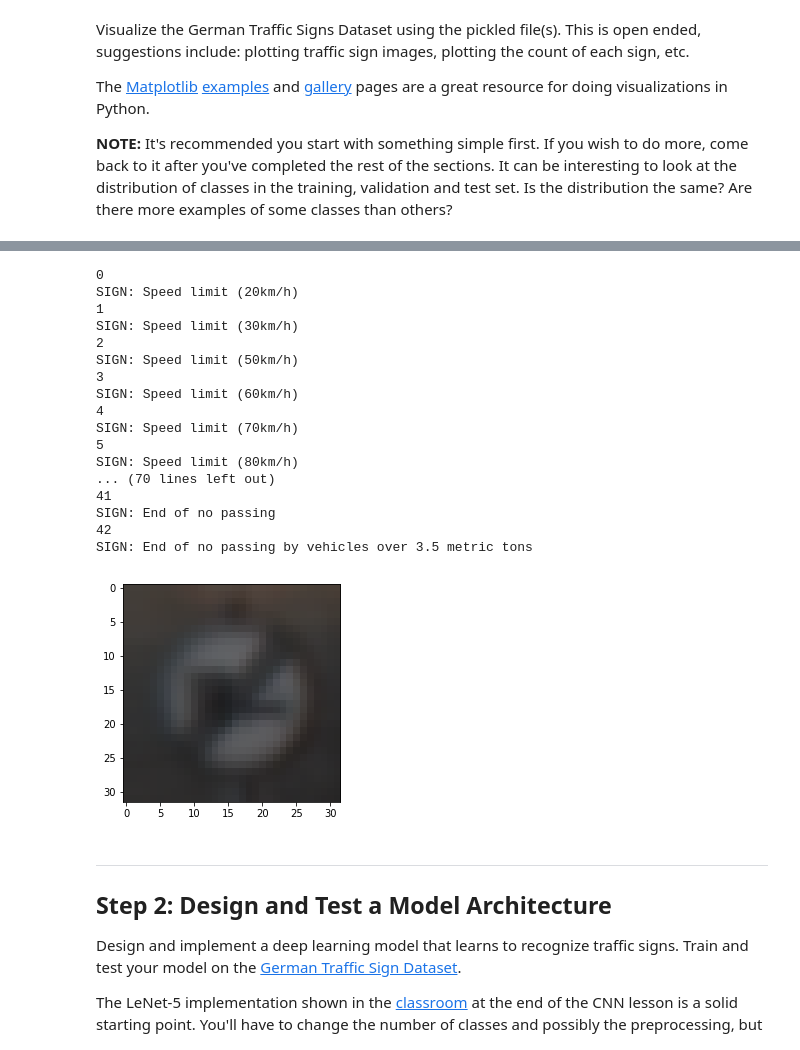
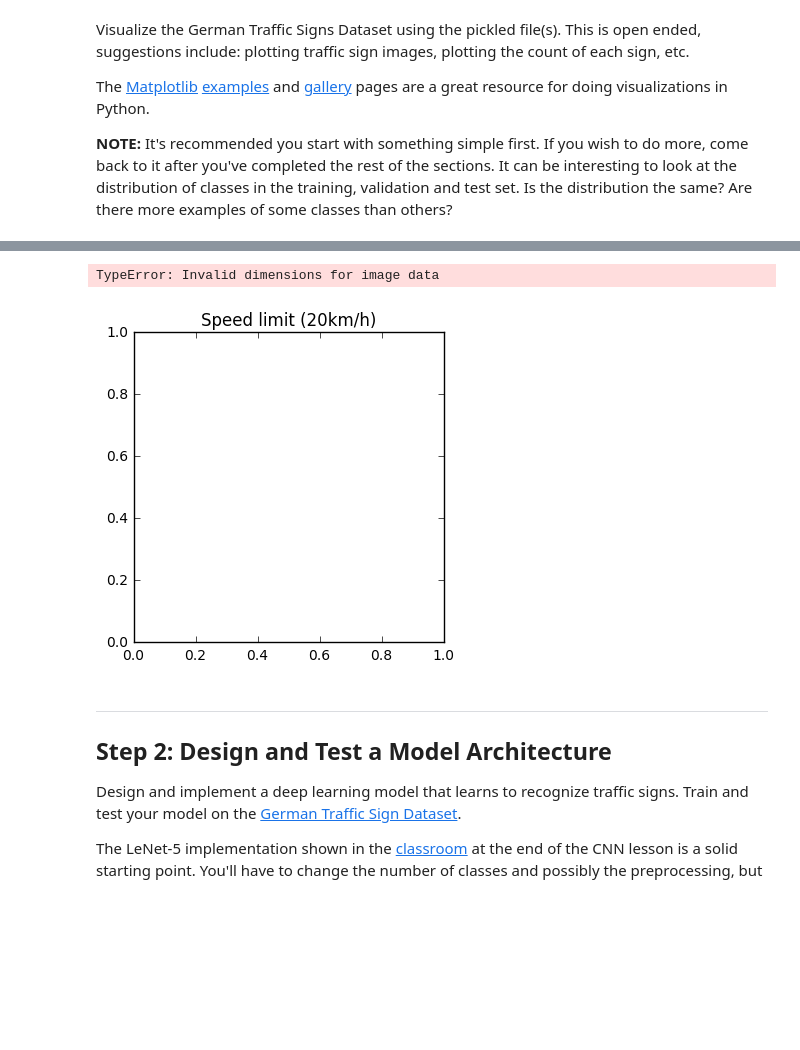
Before and after one commit to Schrodinger1926/Project-2, a Jupyter notebook: Traffic_Sign_Classifier.ipynb, the cells around one changed output, grey strips where cells are left out. Cells and saved outputs as stored; diff of their text form; code cells hidden in the pictures; blank space fills up the shorter version.

```diff
--- a/Traffic_Sign_Classifier.ipynb
+++ b/Traffic_Sign_Classifier.ipynb
@@ -177,35 +177,21 @@ plot_data(data = color_mean,
 # %%
 ROT_DIR = 'rotational_distrib'
 
+import cv2
+
 def get_avg_image_per_label(label):
+    plt.figure()
     idx = y_train == label
     X_avg = np.mean(X_train[idx], axis = 0).astype(dtype = np.uint8)
     filename = os.path.join(RND_DIR, 'avg_img_{}.png'.format(label))
-    print('SIGN: {}'.format(CLASS_MAPPER[label]))
+    plt.title(CLASS_MAPPER[label])
     plt.imshow(X_avg)
 
 for label in range(n_classes):
-    print(label)
     get_avg_image_per_label(label)
 # %% [output]
-0
-SIGN: Speed limit (20km/h)
-1
-SIGN: Speed limit (30km/h)
-2
-SIGN: Speed limit (50km/h)
-3
-SIGN: Speed limit (60km/h)
-4
-SIGN: Speed limit (70km/h)
-5
-SIGN: Speed limit (80km/h)
-... (70 lines left out)
-41
-SIGN: End of no passing
-42
-SIGN: End of no passing by vehicles over 3.5 metric tons
+TypeError: Invalid dimensions for image data
-[figure, old version]
+[figure, new version]
 # %% [markdown]
 ----
 
```
Also changed, not shown: parts of 13 cells of this notebook, 12 other files.
